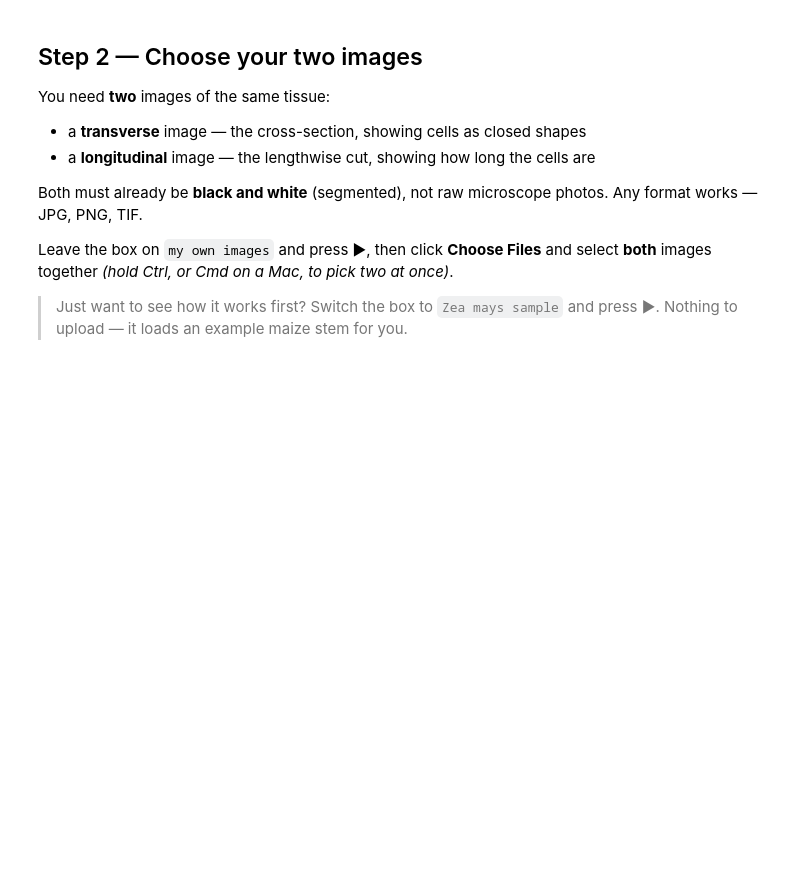
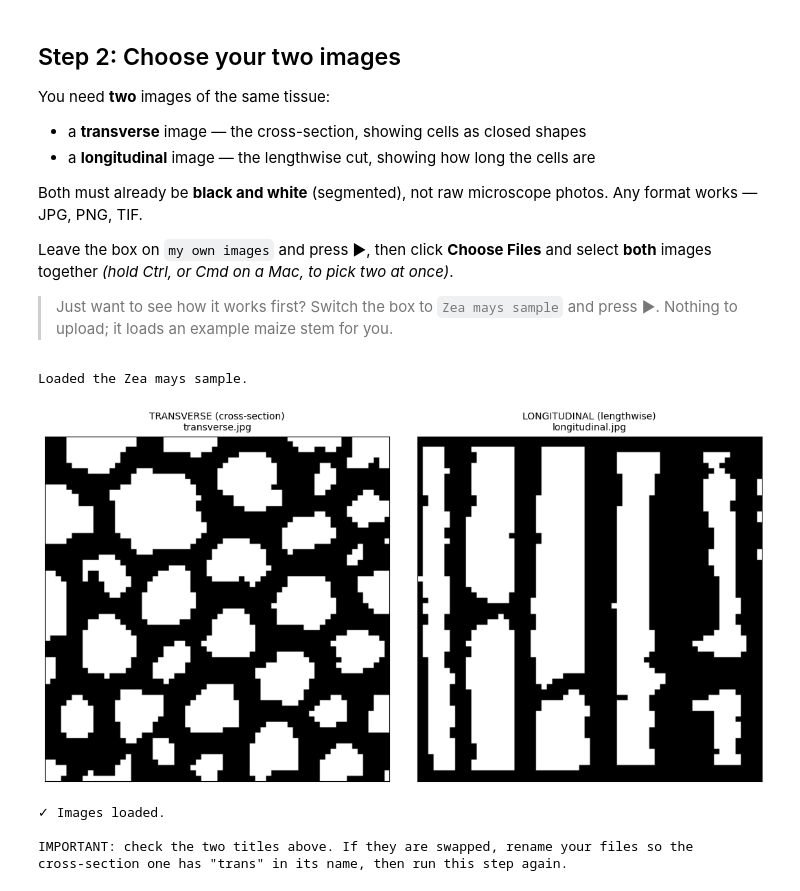
Before and after one commit to cstubbsFDU/PlantVG, a Jupyter notebook: PlantVG_Colab.ipynb, the cells around one changed output. Saved outputs shown, nothing was run; the diff lists cells and outputs as text; code cells hidden in the pictures; blank space fills up the shorter version.

```diff
--- a/PlantVG_Colab.ipynb
+++ b/PlantVG_Colab.ipynb
@@ -72,5 +76,5 @@ print('\n\u2713 PlantVG is ready. Go to Step 2.')
 # %% [markdown]
-## Step 2 — Choose your two images
+## Step 2: Choose your two images
 
 You need **two** images of the same tissue:
 
@@ -84,10 +88,10 @@ Leave the box on `my own images` and press ▶, then click **Choose Files** and
 images together *(hold Ctrl, or Cmd on a Mac, to pick two at once)*.
 
 > Just want to see how it works first? Switch the box to `Zea mays sample` and press ▶. Nothing to
-> upload — it loads an example maize stem for you.
+> upload; it loads an example maize stem for you.
 # %%
 #@title ▶ Load images
-images = "my own images"  #@param ["my own images", "Zea mays sample"]
+images = "Zea mays sample"  #@param ["my own images", "Zea mays sample"]
 
 SAMPLE = ('https://raw.githubusercontent.com/cstubbsFDU/PlantVG/main/Examples/Zea%20Mays%20-%20CT%20Scan/CT%20-%20Trans.jpg',
           'https://raw.githubusercontent.com/cstubbsFDU/PlantVG/main/Examples/Zea%20Mays%20-%20CT%20Scan/CT%20-%20Long.jpg')
@@ -103,31 +107,38 @@ try:
         from google.colab import files
         print('Select BOTH images at once (hold Ctrl / Cmd to pick two):')
         up = list(files.upload())
         if len(up) == 0:
             raise ValueError('No files were selected. Press play again and choose two images.')
         if len(up) != 2:
             raise ValueError(
                 f'You selected {len(up)} file(s), but PlantVG needs exactly 2: one transverse\n'
                 'image and one longitudinal image. Press play again and select both together\n'
                 '(hold Ctrl, or Cmd on a Mac, while clicking).')
         guess = [f for f in up if any(k in f.lower() for k in ('trans', 'cross', 'xsec'))]
         transverse_path = guess[0] if guess else up[0]
         longitudinal_path = [f for f in up if f != transverse_path][0]
 
     _, _bw_t = read_binary_image(transverse_path)
     _, _bw_l = read_binary_image(longitudinal_path)
 
     fig, ax = plt.subplots(1, 2, figsize=(11, 5.5))
     ax[0].imshow(_bw_t, cmap='gray')
     ax[0].set_title(f'TRANSVERSE (cross-section)\n{transverse_path}', fontsize=10)
     ax[1].imshow(_bw_l, cmap='gray')
     ax[1].set_title(f'LONGITUDINAL (lengthwise)\n{longitudinal_path}', fontsize=10)
     for a in ax: a.set_xticks([]); a.set_yticks([])
     plt.tight_layout(); plt.show()
 
     print('\u2713 Images loaded.')
     print('\nIMPORTANT: check the two titles above. If they are swapped, rename your files so the')
     print('cross-section one has "trans" in its name, then run this step again.')
 except Exception as e:
     explain(e)
+# %% [output]
+Loaded the Zea mays sample.
+[figure, added]
+✓ Images loaded.
+
+IMPORTANT: check the two titles above. If they are swapped, rename your files so the
+cross-section one has "trans" in its name, then run this step again.
 # %% [markdown]
```
Also changed, not shown: parts of 14 cells of this notebook.
